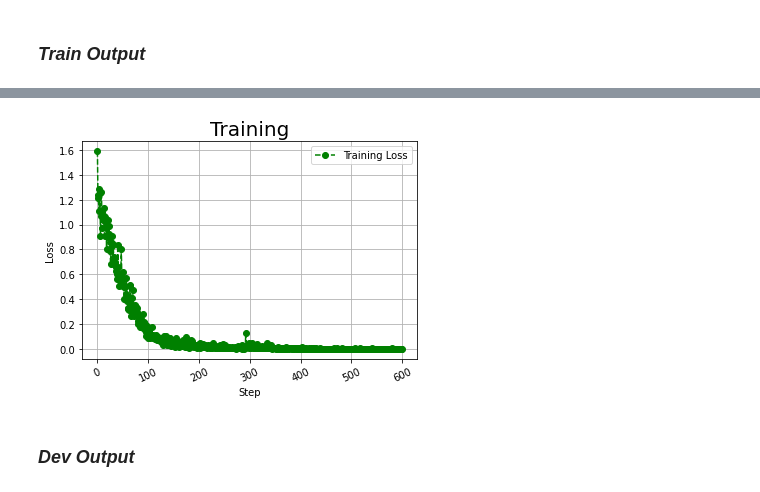
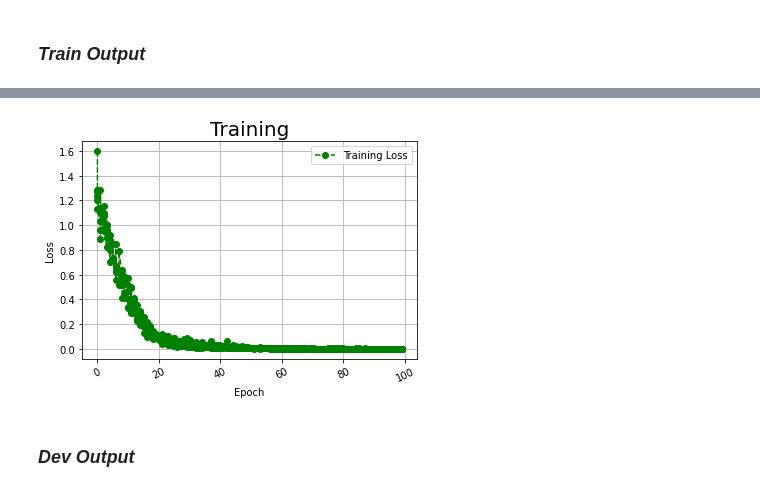
Before and after one commit to Dimas263/NLP_RE_BERT_Relation_Extraction_Biomedical, a Jupyter notebook: Biobert_Notebook.ipynb, the cells around one changed output, grey strips where cells are left out. Drawn from its saved outputs; the diff is of its cells as text; code cells hidden in the pictures.

```diff
--- a/Biobert_Notebook.ipynb
+++ b/Biobert_Notebook.ipynb
@@ -154,10 +178,8 @@ true label： Cause_of_disease
 import pandas as pd
 import csv
 
-url_view = 'drive/MyDrive/Colab Notebooks/bert_relation_extraction/output/visualization/biobert-train-view.csv'
 url = 'drive/MyDrive/Colab Notebooks/bert_relation_extraction/output/visualization/biobert-train.csv'
 
-biobert_train = pd.read_csv(url_view)
-
-print(biobert_train)
+biobert_train = pd.read_csv(url, header=0)
+biobert_train
 # %% [output]
@@ -178,28 +199,21 @@ print(biobert_train)
 # %%
 %matplotlib inline
 import matplotlib.pyplot as plt
 
-x = []
-y = []
+x = biobert_train['Epoch']
+y = biobert_train['Loss']
 
-with open(url, 'r') as csvfile:
-    lines = csv.reader(csvfile, delimiter=',')
-    for row in lines:
-        x.append(int(row[2]))
-        y.append(float(row[3]))
-
-plt.plot(x, y, color='g', linestyle='dashed',
-         marker='o', label="Training Loss")
+plt.plot(x, y, color='g', linestyle='dashed', marker='o', label="Training Loss", data=None)
 
 plt.xticks(rotation=25)
-plt.xlabel('Step')
+plt.xlabel('Epoch')
 plt.ylabel('Loss')
 plt.title('Training', fontsize=20)
 plt.grid()
 plt.legend()
 plt.show()
 # %% [output]
-[figure, old version]
+[figure, new version]
 # %%
 ! python "/content/drive/MyDrive/Colab Notebooks/bert_relation_extraction/output/visualization/biobert-train-chart.py"
 # %% [markdown]
```
Also changed, not shown: parts of 18 cells of this notebook, 47 other files.
